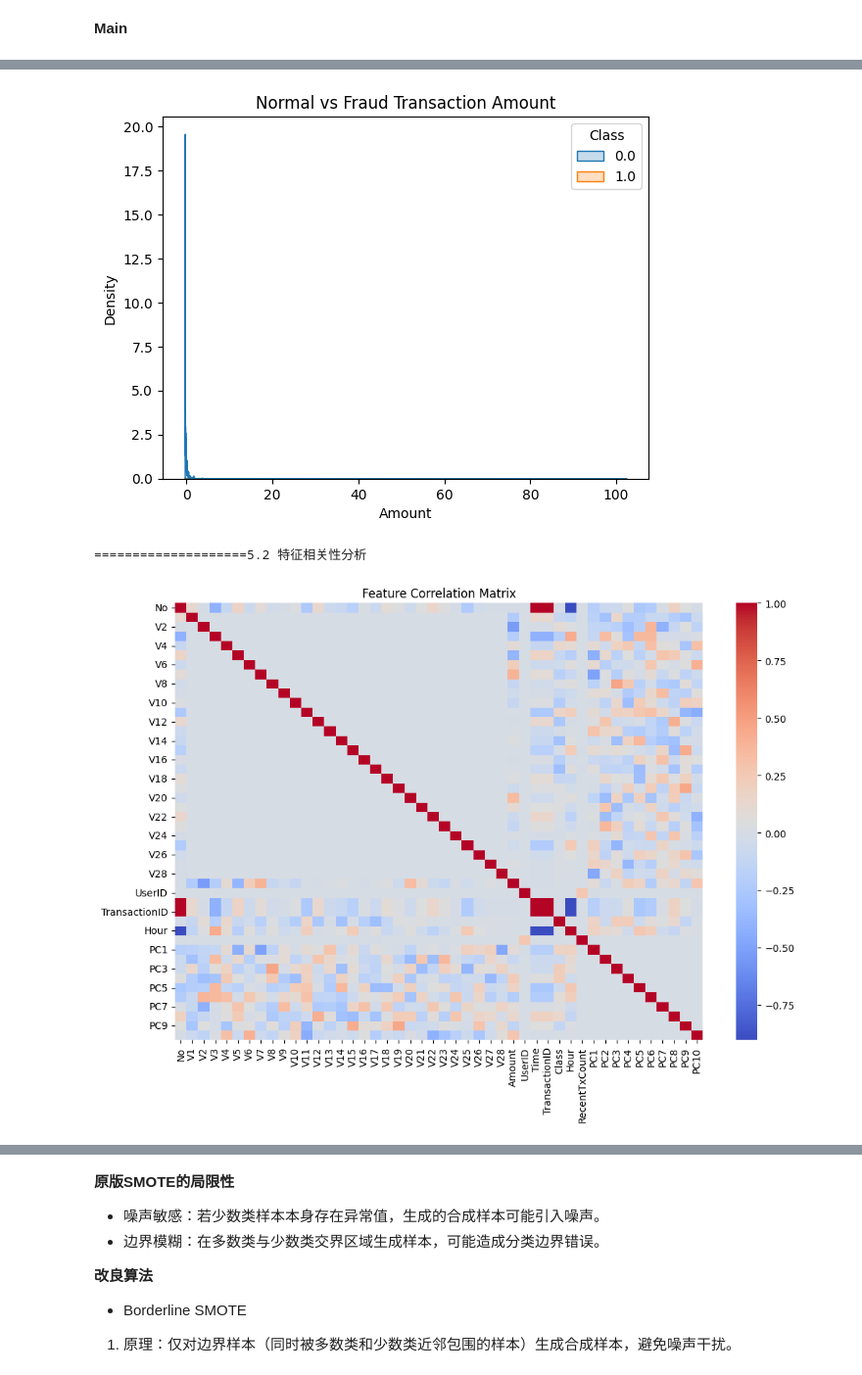
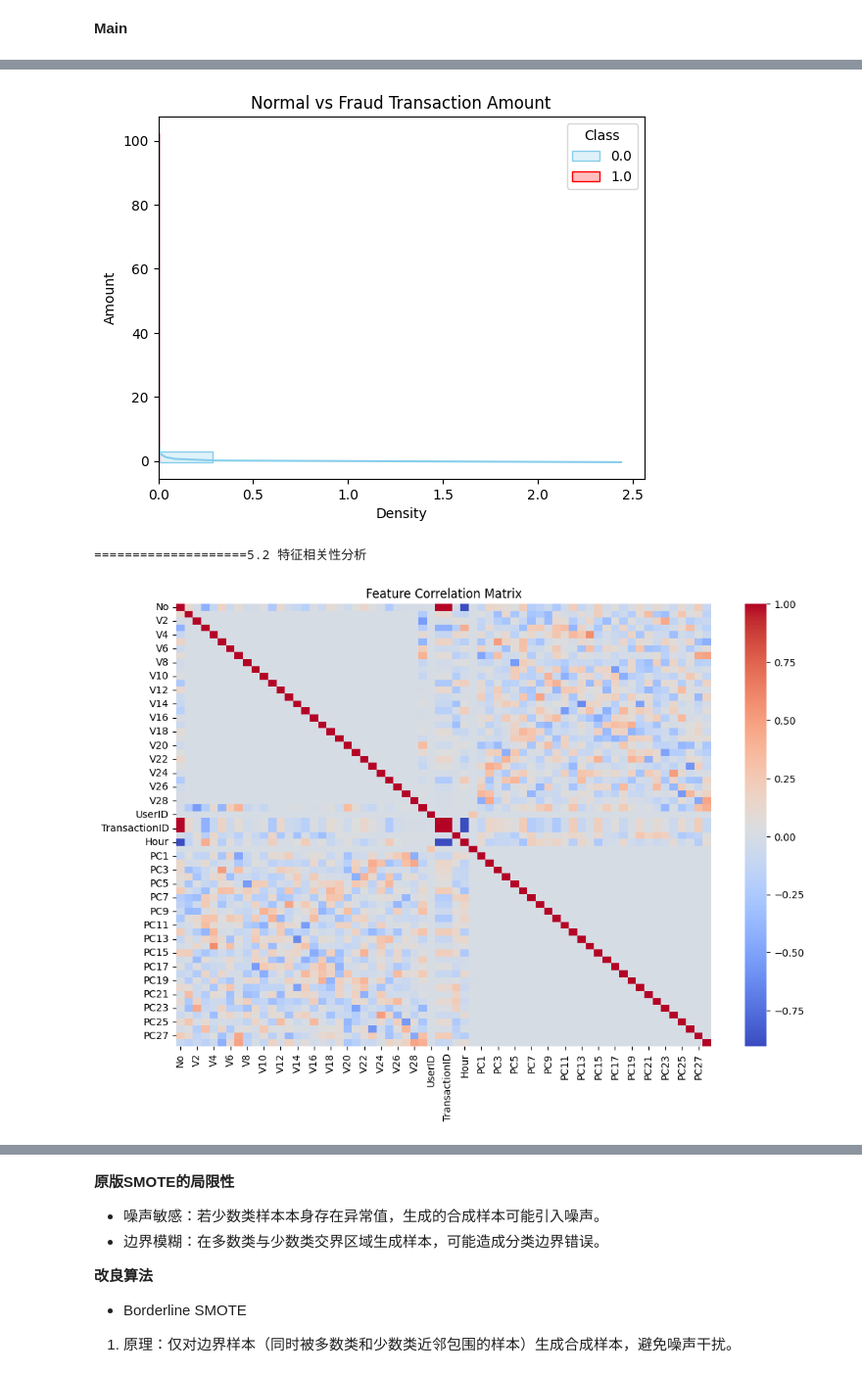
Before and after one commit to taciya/kaggle.atws, a Jupyter notebook: atws-main2.ipynb, the cells around one changed output, grey strips where cells are left out. Shown at 98% size. Drawn from its saved outputs; the diff is of its cells as text; code cells hidden in the pictures.

```diff
--- a/atws-main2.ipynb
+++ b/atws-main2.ipynb
@@ -128,7 +128,7 @@ from sklearn.decomposition import PCA
 # 若0<n_components<1，则n_components的值为主成分方差的阈值； 通过设置该变量，即可调整主成分数量K；
 # 若n_components≥1，则降维后的特征数为n_components；
 # whiten：参数为bool型，是否对降维后的数据的每个特征进行归一化，默认是False
-pca = PCA(n_components=10)
+pca = PCA(n_components=28)
 # fit(X,y=None) ：用训练数据X训练模型，由于PCA是无监督降维，因此y=None。
 # transform(X,y=None) ：训练好模型后，对输入数据X进行降维。
 # fit_transform(X) ：用训练数据X训练模型，并对X进行降维。相当于先用fit(X)，再用transform(X)。
@@ -136,7 +136,7 @@ pca = PCA(n_components=10)
 pca_features = pca.fit_transform(data[['V1', 'V2', 'V3','V4','V5','V6','V7','V8','V9','V10','V11','V12','V13','V14','V15','V16','V17','V18','V19','V20','V21','V22','V23','V24','V25','V26','V27', 'V28']])
 
 # 将降维结果合并到数据集
-data_pca = pd.DataFrame(pca_features, columns=[f'PC{i}' for i in range(1, 11)])
+data_pca = pd.DataFrame(pca_features, columns=[f'PC{i}' for i in range(1, 29)])  # i的范围 1- （n_components+1）
 data = pd.concat([data, data_pca], axis=1)  # axis= 0(Y轴：默认)/1(x轴)
 
 print("====================4. 构建最终数据集")
@@ -161,44 +161,55 @@ print("====================5. 验证数据集质量")
 print("====================5.1 可视化特征分布")
 import seaborn as sns
 import matplotlib.pyplot as plt
+# 绘制正常与异常交易的金额分布对比
+# rug ： 在轴上显示数据点分布（需配合kde使用）
+# cumulative ： 是否绘制累积分布图
+# binwidth ： 单独指定柱宽而非数量
 
-# 绘制正常与异常交易的金额分布对比
-sns.histplot(data=data, x='Amount', hue='Class', element='step', stat='density')
+
+sns.histplot(data=data,
+             y='Amount',
+             hue='Class',# 通过label区分正常/异常[1,2](@ref)
+             element='step',  # 柱形样式（bars默认、step阶梯状、poly多边形）
+             kde=True,  #启用核密度估计，直观展示概率密度
+             bins=30,    #控制分箱数量，建议根据数据量调整（默认自动计算）
+             stat='density', #统计量类型（count默认、density归一化、probability概率）
+             palette=["skyblue", "red"]  ) #自定义颜色
 plt.title('Normal vs Fraud Transaction Amount')
 plt.show()
+
 print("====================5.2 特征相关性分析")
 # 计算特征相关性矩阵
 corr_matrix = data.corr()
-
 # 绘制热力图
 plt.figure(figsize=(12, 8))
 sns.heatmap(corr_matrix, cmap='coolwarm', annot=False)
 plt.title('Feature Correlation Matrix')
 plt.show()
 # %% [output]
 ====================1. 数据获取与加载
 ====================1.1 加载数据
 数据加载完毕 正常交易: 284315 条
 数据加载完毕 异常交易: 492 条
 ====================2. 数据探索与预处理
 ====================2.1 处理不平衡数据
 分离特征 正常交易: 284315 条
 分离特征 异常交易: 492 条
 采样后总样本数： 284807
 正常样本占比： 0.9982725143693799
 异常样本占比： 0.001727485630620034
 ====================2.2 特征标准化
 ====================3. 特征工程
 ====================3.1 基于领域知识的特征生成
 ====================3.2 降维（可选）
 ====================4. 构建最终数据集
 ====================4.1 分割训练集与测试集
 ====================4.2 保存数据集
 ====================5. 验证数据集质量
 ====================5.1 可视化特征分布
-[figure, old version]
+[figure, new version]
 ====================5.2 特征相关性分析
-[figure, old version]
+[figure, new version]
 # %%
 # Test 1
 # import os
```
Also changed, not shown: parts of 1 cell of this notebook.
